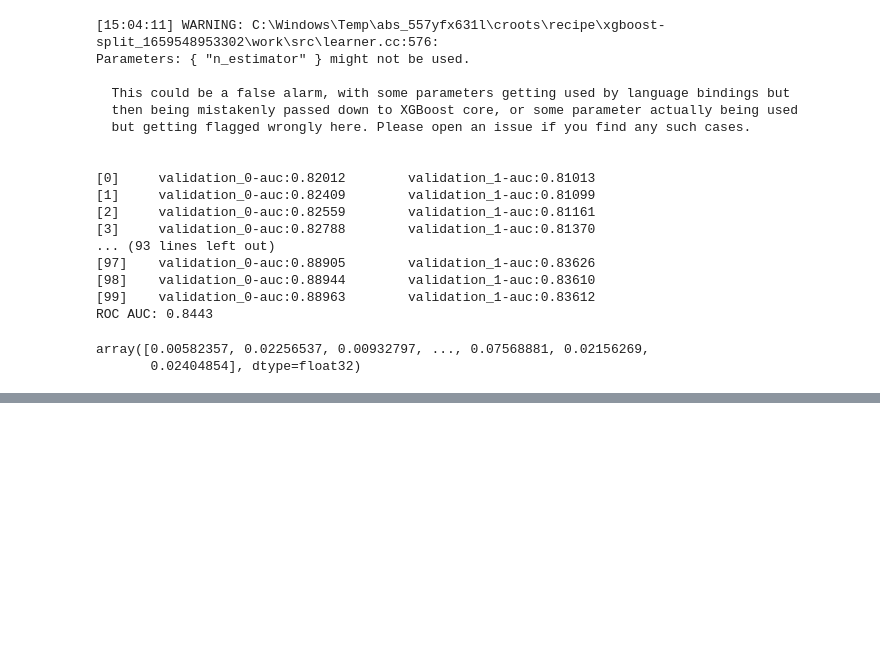
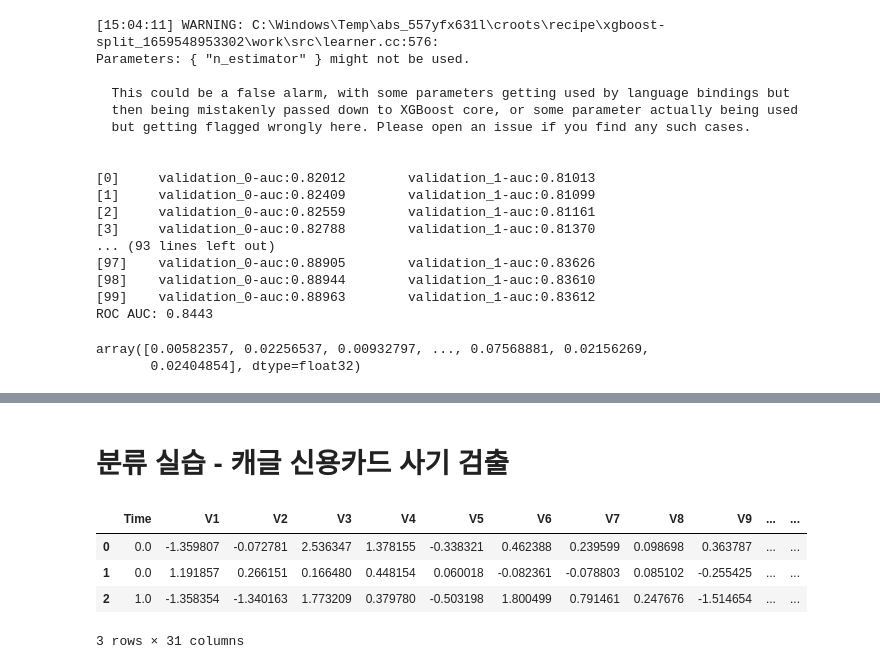
Before and after one commit to zi0-hand/machine-learning-study, a Jupyter notebook: book study/part4.ipynb, the cells around one changed output, grey strips where cells are left out. Drawn from its saved outputs; the diff is of its cells as text; code cells hidden in the pictures; blank space fills up the shorter version.

Commit message:
캐글 신용카드 사기 검출 실습

```diff
--- a/book study/part4.ipynb
+++ b/book study/part4.ipynb
@@ -508,0 +624,2 @@ def objective_func(search_space):
+# %% [markdown]
+# 분류 실습 - 캐글 신용카드 사기 검출
@@ -508,0 +643,17 @@ def objective_func(search_space):
+# %%
+import pandas as pd
+import numpy as np
+import matplotlib.pyplot as plt
+import warnings
+warnings.filterwarnings('ignore')
+%matplotlib inline
+
+card_df = pd.read_csv("C:/Users/sgsgk/Documents/machine-learning-example-data/creditcard.csv")
+
+card_df.head(3)
+# %% [output]
+|  | Time | V1 | V2 | V3 | V4 | V5 | V6 | V7 | V8 | V9 | ... | ... |
+| 0 | 0.0 | -1.359807 | -0.072781 | 2.536347 | 1.378155 | -0.338321 | 0.462388 | 0.239599 | 0.098698 | 0.363787 | ... | ... |
+| 1 | 0.0 | 1.191857 | 0.266151 | 0.166480 | 0.448154 | 0.060018 | -0.082361 | -0.078803 | 0.085102 | -0.255425 | ... | ... |
+| 2 | 1.0 | -1.358354 | -1.340163 | 1.773209 | 0.379780 | -0.503198 | 1.800499 | 0.791461 | 0.247676 | -1.514654 | ... | ... |
+3 rows × 31 columns
```
Also changed, not shown: parts of 26 cells of this notebook.
